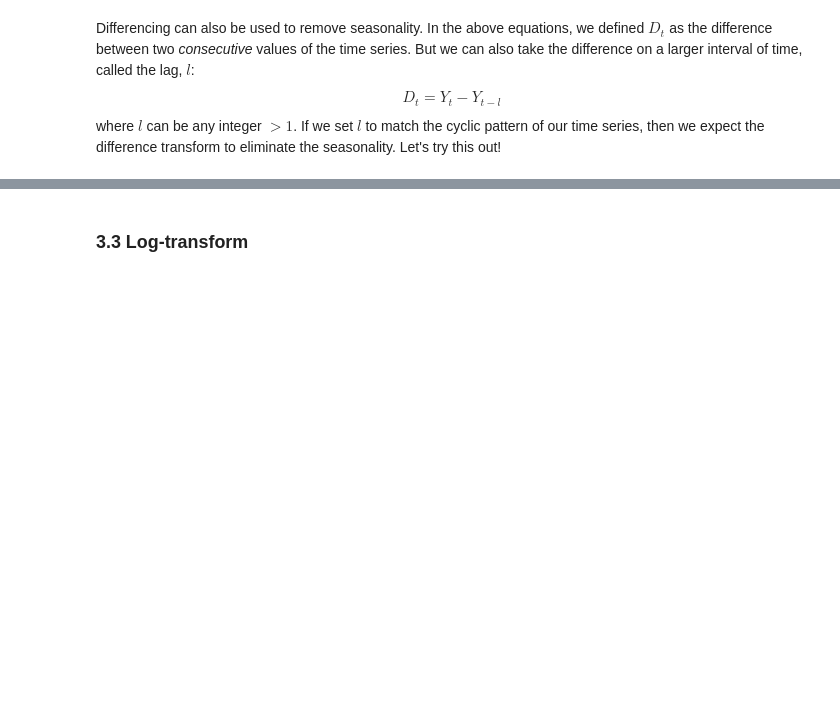
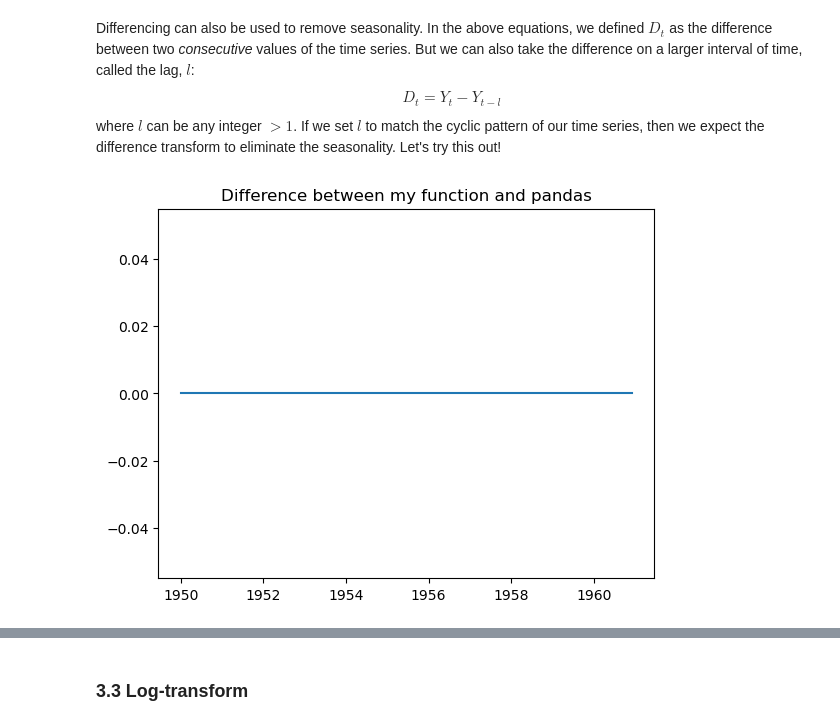
Before and after one commit to ThibaultLaunois/CampNum-12_ML6_time_series, a Jupyter notebook: notebooks/NB1_Time_Series_Forecasts.ipynb, the cells around one changed output, grey strips where cells are left out. Cells and saved outputs as stored; diff of their text form; code cells hidden in the pictures; blank space fills up the shorter version.

```diff
--- a/notebooks/NB1_Time_Series_Forecasts.ipynb
+++ b/notebooks/NB1_Time_Series_Forecasts.ipynb
@@ -375,12 +416,20 @@ where $l$ can be any integer $>1$. If we set $l$ to match the cyclic pattern of
 # %%
 def difference(data, lag=1):
     # Compute the difference series with lag
+    diff=pd.Series(
+        data[lag:].values-data[:-lag].values,
+        index=data[lag:].index
+    )
     return diff
 
 lag = 12
 
 # Compute lagged difference and plot
-
-
-
 # Compare with Pandas
+plt.plot(
+    difference(airline, lag=lag)-airline.diff(periods=lag),
+)
+plt.title("Difference between my function and pandas")
+plt.show()
+# %% [output]
+[figure, added]
```
Also changed, not shown: parts of 14 cells of this notebook.
